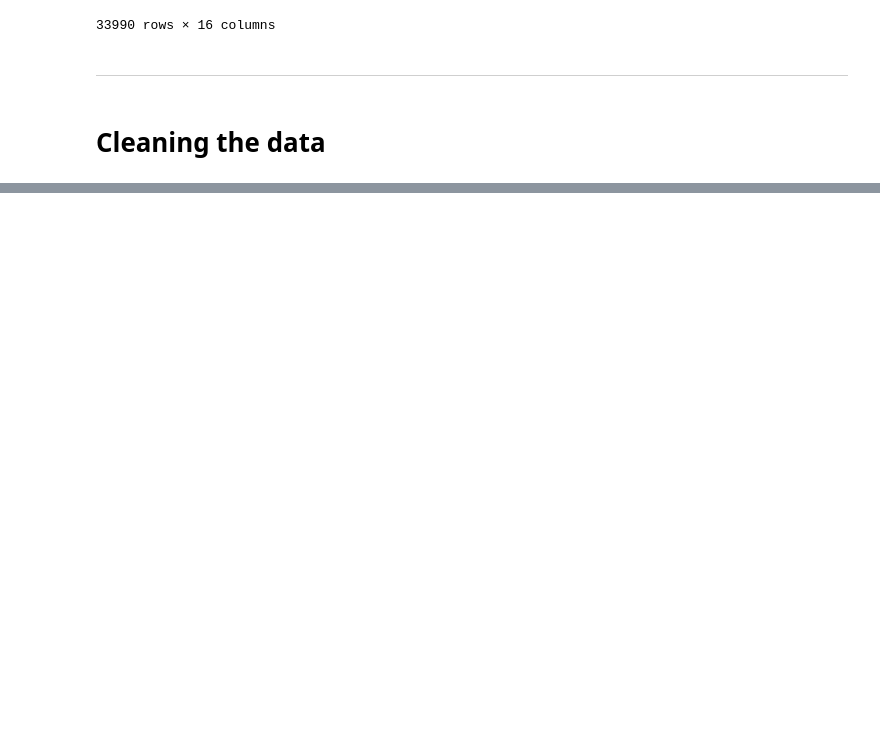
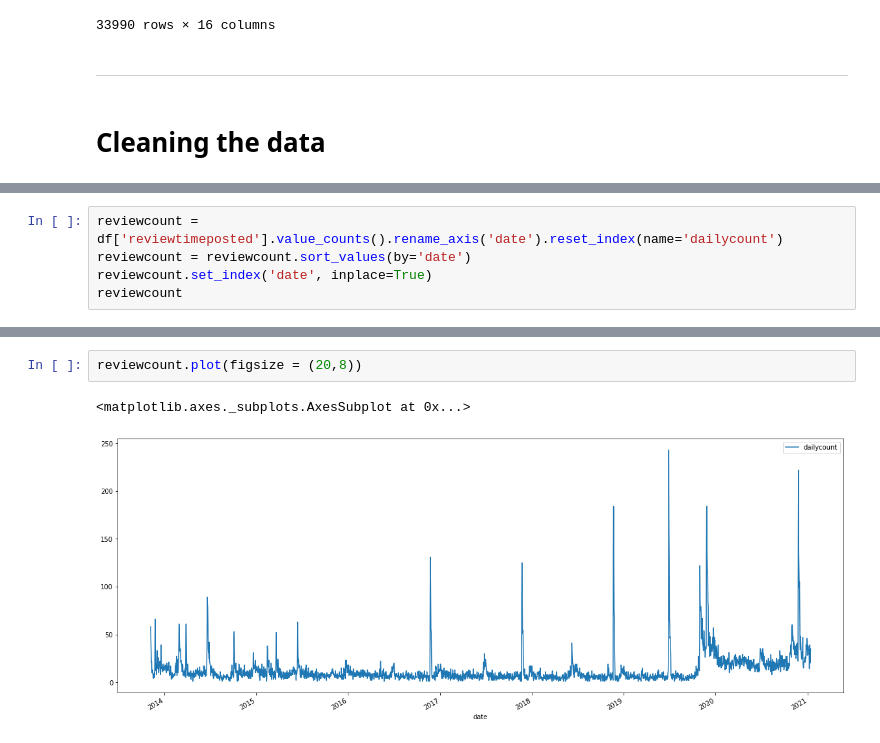
Before and after one commit to Moses-Lin/projectzomboidtimeseries, a Jupyter notebook: EDA.ipynb, the cells around one changed output, grey strips where cells are left out. Drawn from its saved outputs; the diff is of its cells as text; blank space fills up the shorter version.

```diff
--- a/EDA.ipynb
+++ b/EDA.ipynb
@@ -67,0 +165,5 @@ df = df.rename(columns={'timestamp_created':'review'})
+# %%
+reviewcount = df['reviewtimeposted'].value_counts().rename_axis('date').reset_index(name='dailycount')
+reviewcount = reviewcount.sort_values(by='date')
+reviewcount.set_index('date', inplace=True)
+reviewcount
@@ -67,0 +215,5 @@ df = df.rename(columns={'timestamp_created':'review'})
+# %%
+reviewcount.plot(figsize = (20,8))
+# %% [output]
+<matplotlib.axes._subplots.AxesSubplot at 0x...>
+[figure, added]
```
Also changed, not shown: parts of 16 cells of this notebook.
